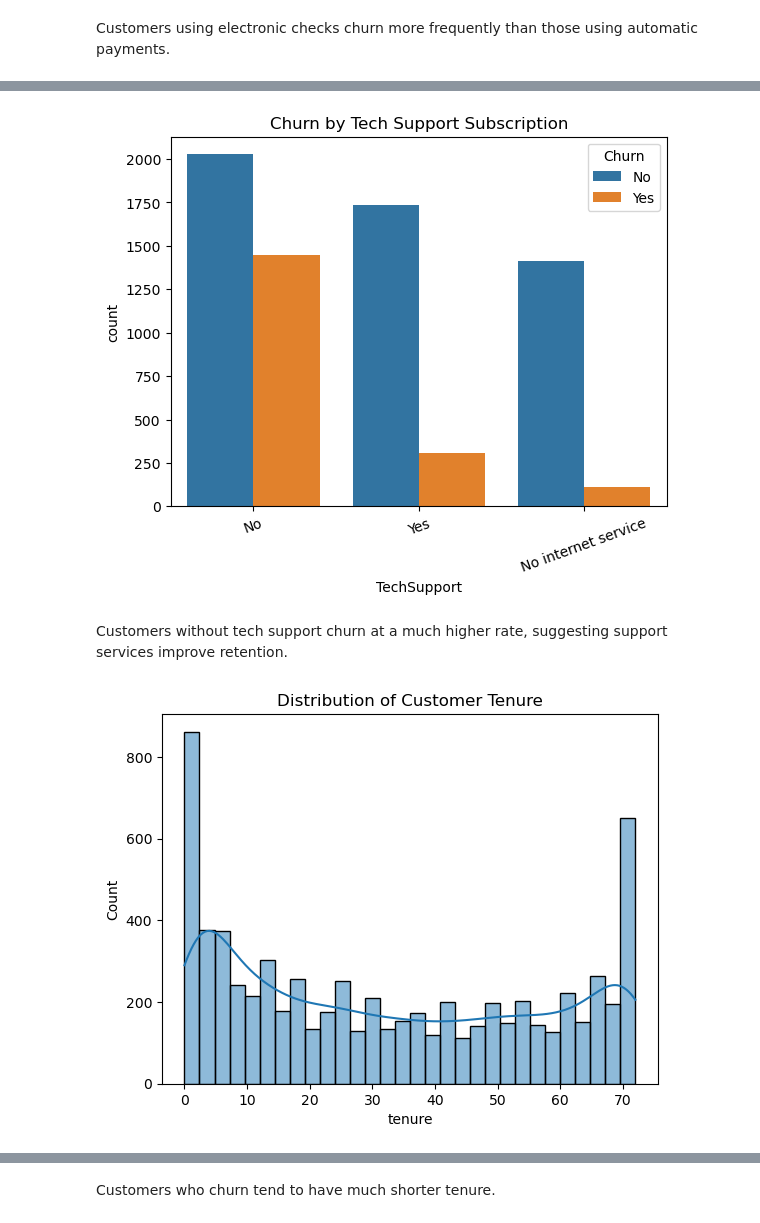
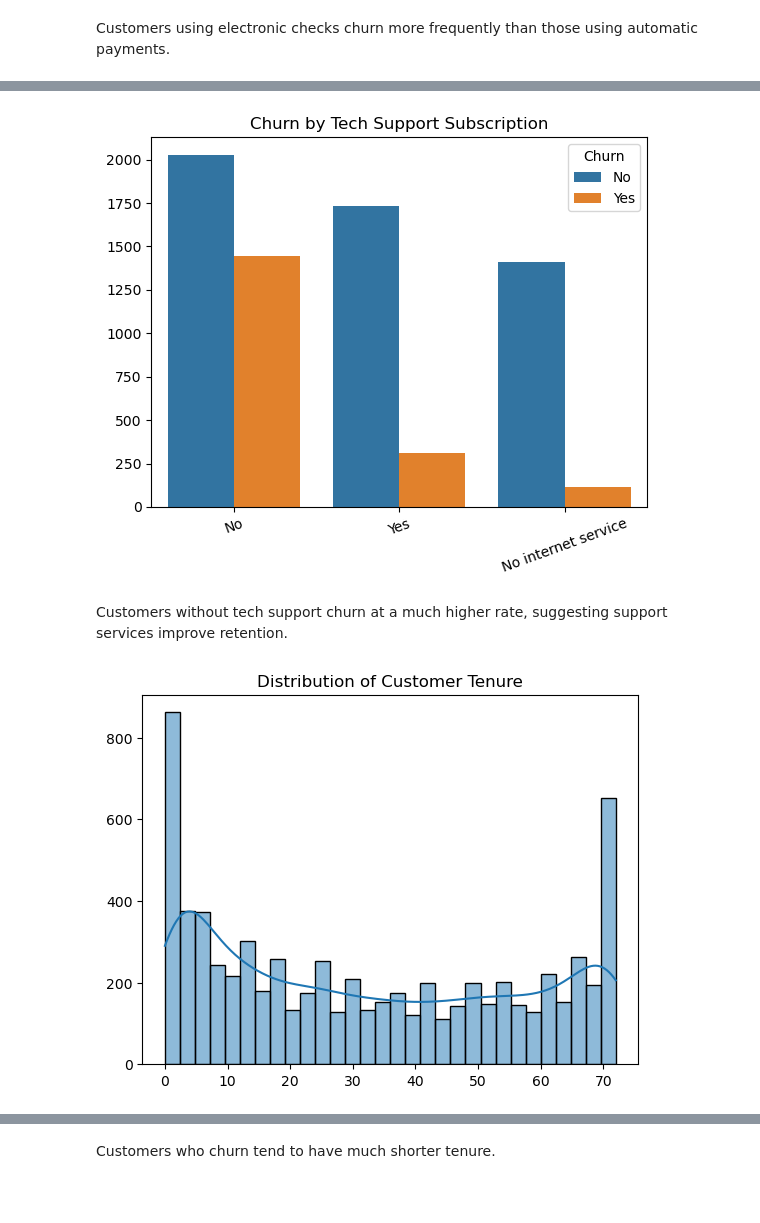
Before and after one commit to Sherrell-B/data-science, a Jupyter notebook: DSC 680 Project 1.ipynb, the cells around one changed output, grey strips where cells are left out. Saved outputs shown, nothing was run; the diff lists cells and outputs as text; code cells hidden in the pictures; blank space fills up the shorter version.

```diff
--- a/DSC 680 Project 1.ipynb
+++ b/DSC 680 Project 1.ipynb
@@ -191,16 +209,22 @@ plt.show()
 # %%
-sns.countplot(data=telecom_data, x='TechSupport', hue='Churn')
+ax = sns.countplot(data=telecom_data, x='TechSupport', hue='Churn')
 plt.xticks(rotation=20)
 plt.title("Churn by Tech Support Subscription")
+# Remove the axis label
+ax.set_ylabel('')
+ax.set_xlabel('')
 plt.show()
 # %% [output]
-[figure, old version]
+[figure, new version]
 # %% [markdown]
 Customers without tech support churn at a much higher rate, suggesting support services improve retention.
 # %%
-sns.histplot(telecom_data['tenure'], bins=30, kde=True)
+ax = sns.histplot(telecom_data['tenure'], bins=30, kde=True)
 plt.title("Distribution of Customer Tenure")
+# Remove the axis label
+ax.set_ylabel('')
+ax.set_xlabel('')
 plt.show()
 # %% [output]
-[figure, old version]
+[figure, new version]
 # %%
```
Also changed, not shown: parts of 14 cells of this notebook.
